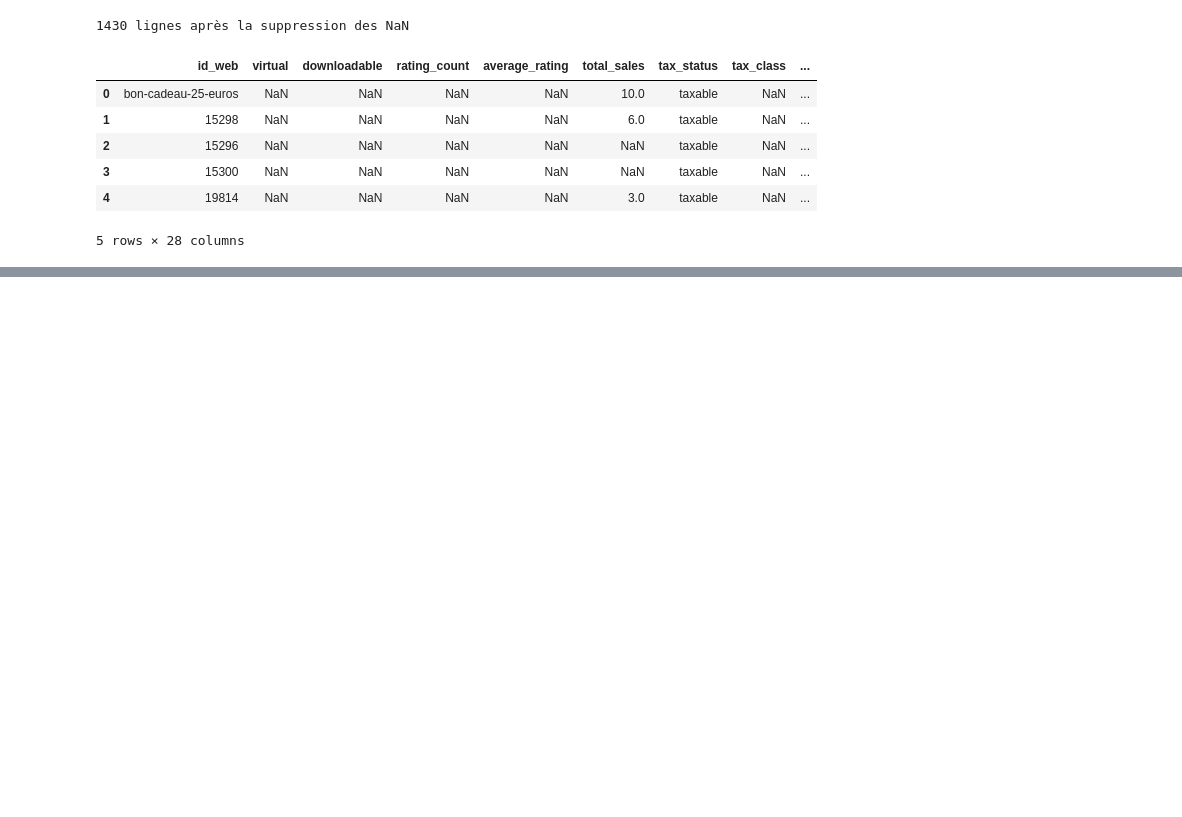
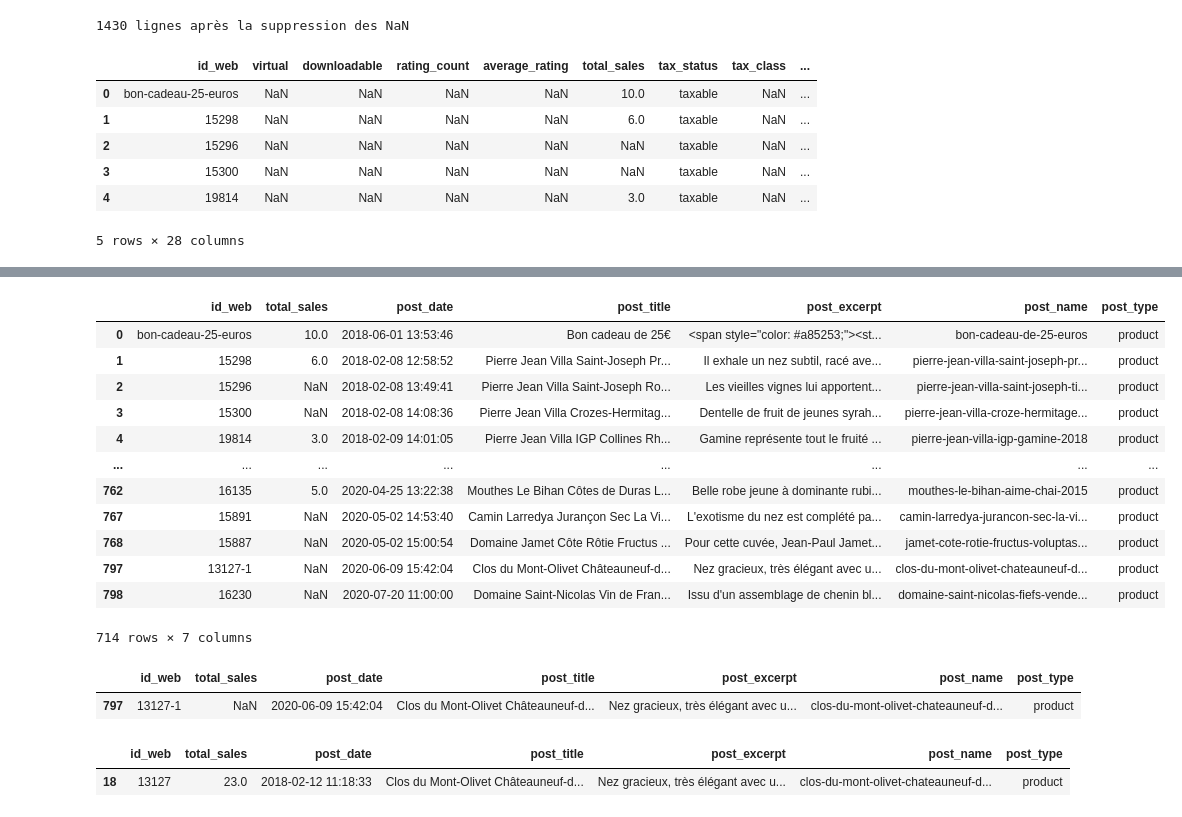
Before and after one commit to stevietchinda/Gestion-des-donn-es-d-une-boutique, a Jupyter notebook: data/fine_wine.ipynb, the cells around one changed output, grey strips where cells are left out. Drawn from its saved outputs; the diff is of its cells as text; code cells hidden in the pictures; blank space fills up the shorter version.

```diff
--- a/data/fine_wine.ipynb
+++ b/data/fine_wine.ipynb
@@ -184,0 +243,33 @@ data_web_null.head()
+# %%
+# Suppréssion des doublons
+
+data_web  = data_web.drop_duplicates(subset=['id_web'])
+data_web
+# %% [output]
+|  | id_web | total_sales | post_date | post_title | post_excerpt | post_name | post_type |
+| 0 | bon-cadeau-25-euros | 10.0 | 2018-06-01 13:53:46 | Bon cadeau de 25€ | <span style="color: #a85253;"><st... | bon-cadeau-de-25-euros | product |
+| 1 | 15298 | 6.0 | 2018-02-08 12:58:52 | Pierre Jean Villa Saint-Joseph Pr... | Il exhale un nez subtil, racé ave... | pierre-jean-villa-saint-joseph-pr... | product |
+| 2 | 15296 | NaN | 2018-02-08 13:49:41 | Pierre Jean Villa Saint-Joseph Ro... | Les vieilles vignes lui apportent... | pierre-jean-villa-saint-joseph-ti... | product |
+| 3 | 15300 | NaN | 2018-02-08 14:08:36 | Pierre Jean Villa Crozes-Hermitag... | Dentelle de fruit de jeunes syrah... | pierre-jean-villa-croze-hermitage... | product |
+| 4 | 19814 | 3.0 | 2018-02-09 14:01:05 | Pierre Jean Villa IGP Collines Rh... | Gamine représente tout le fruité ... | pierre-jean-villa-igp-gamine-2018 | product |
+| ... | ... | ... | ... | ... | ... | ... | ... |
+| 762 | 16135 | 5.0 | 2020-04-25 13:22:38 | Mouthes Le Bihan Côtes de Duras L... | Belle robe jeune à dominante rubi... | mouthes-le-bihan-aime-chai-2015 | product |
+| 767 | 15891 | NaN | 2020-05-02 14:53:40 | Camin Larredya Jurançon Sec La Vi... | L'exotisme du nez est complété pa... | camin-larredya-jurancon-sec-la-vi... | product |
+| 768 | 15887 | NaN | 2020-05-02 15:00:54 | Domaine Jamet Côte Rôtie Fructus ... | Pour cette cuvée, Jean-Paul Jamet... | jamet-cote-rotie-fructus-voluptas... | product |
+| 797 | 13127-1 | NaN | 2020-06-09 15:42:04 | Clos du Mont-Olivet Châteauneuf-d... | Nez gracieux, très élégant avec u... | clos-du-mont-olivet-chateauneuf-d... | product |
+| 798 | 16230 | NaN | 2020-07-20 11:00:00 | Domaine Saint-Nicolas Vin de Fran... | Issu d'un assemblage de chenin bl... | domaine-saint-nicolas-fiefs-vende... | product |
+714 rows × 7 columns
+# %%
+# Vérification des erreurs lexical
+
+data_web[data_web['id_web']=='13127-1']
+# %% [output]
+|  | id_web | total_sales | post_date | post_title | post_excerpt | post_name | post_type |
+| 797 | 13127-1 | NaN | 2020-06-09 15:42:04 | Clos du Mont-Olivet Châteauneuf-d... | Nez gracieux, très élégant avec u... | clos-du-mont-olivet-chateauneuf-d... | product |
+# %%
+# Vérification des erreurs lexical
+
+data_web[data_web['id_web']=='13127']
+# %% [output]
+|  | id_web | total_sales | post_date | post_title | post_excerpt | post_name | post_type |
+| 18 | 13127 | 23.0 | 2018-02-12 11:18:33 | Clos du Mont-Olivet Châteauneuf-d... | Nez gracieux, très élégant avec u... | clos-du-mont-olivet-chateauneuf-d... | product |
```
Also changed, not shown: parts of 11 cells of this notebook.
